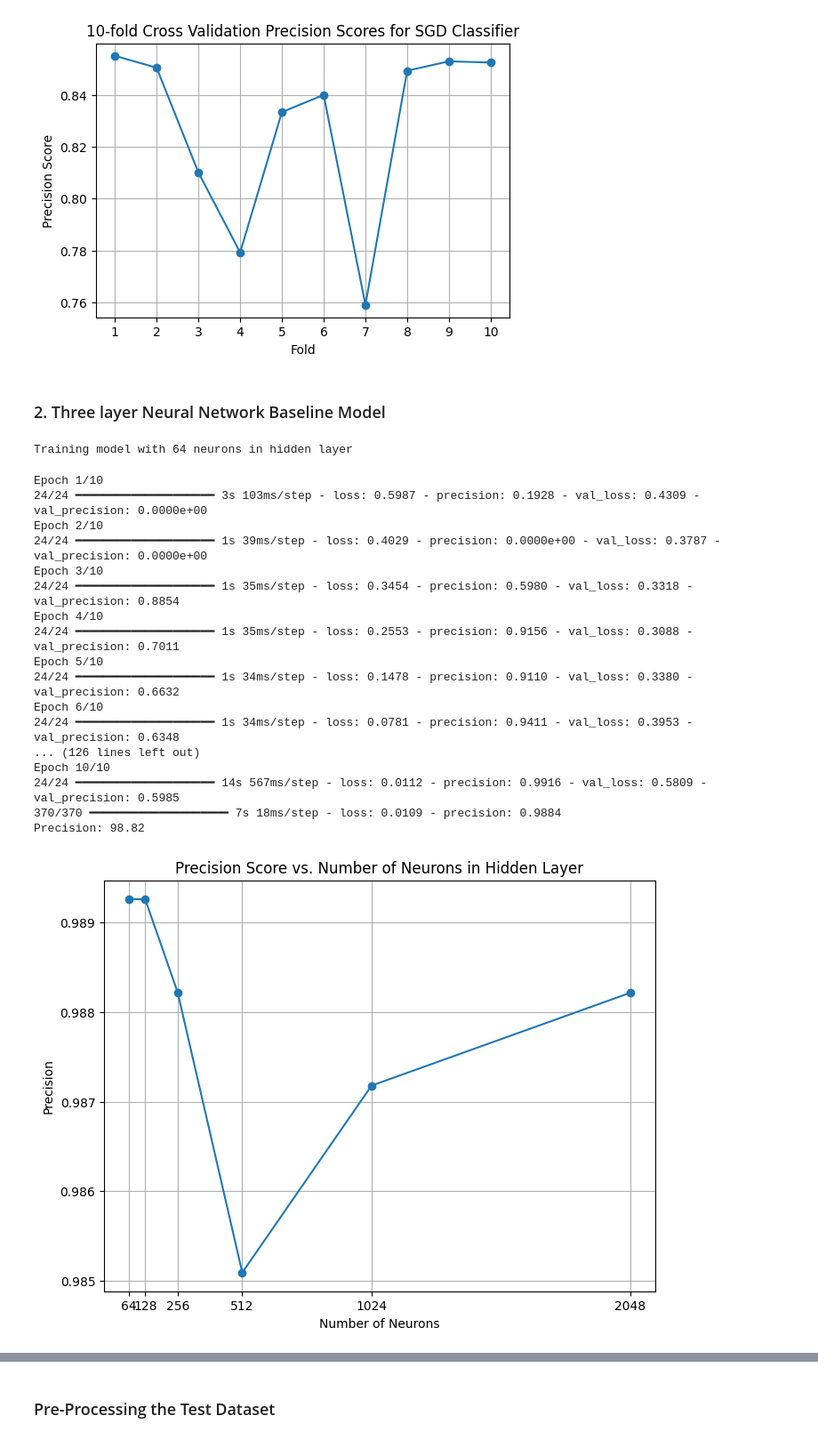
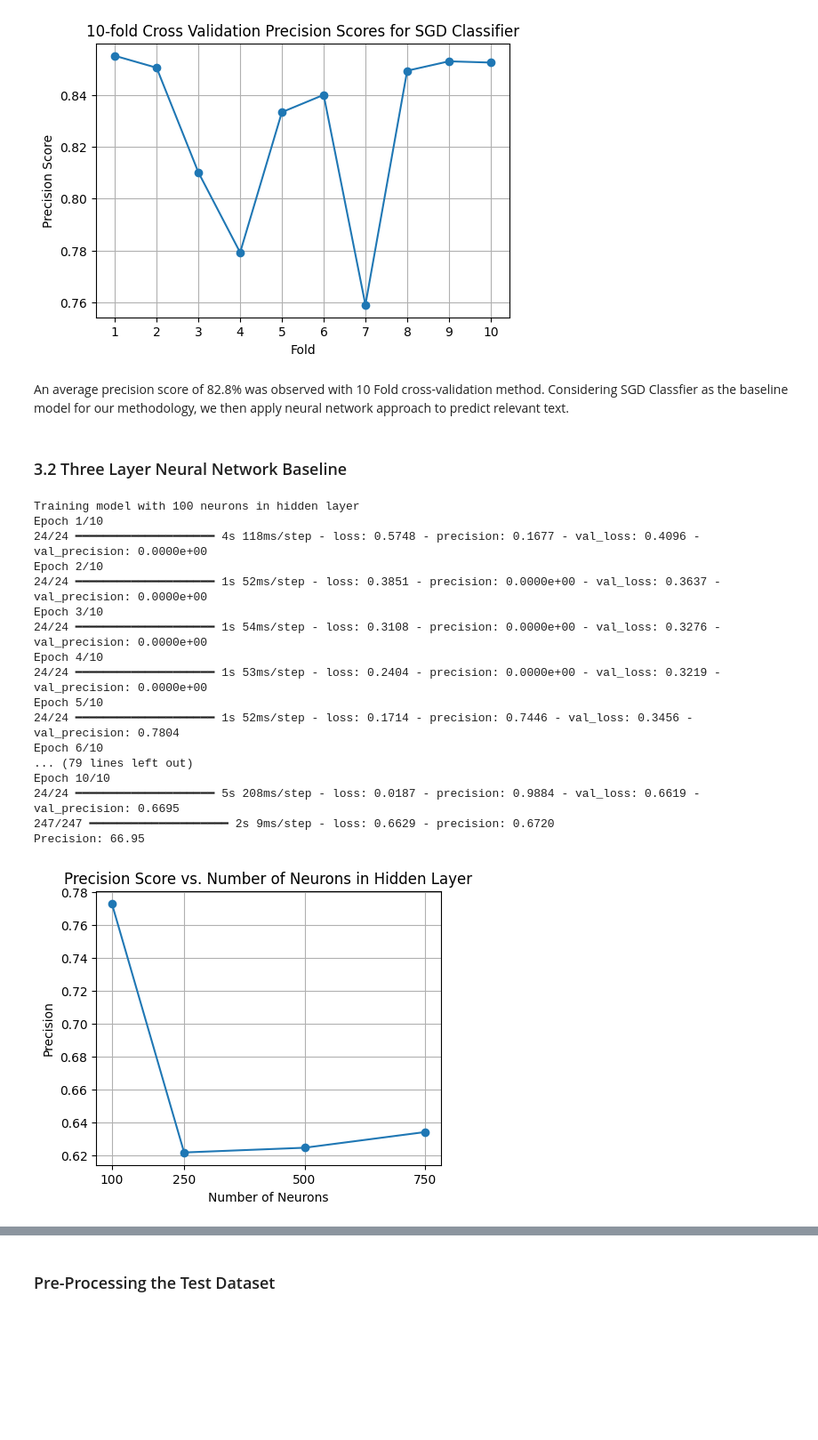
Before and after one commit to niak22/PythonProjects, a Jupyter notebook: CS985_ML/Relevance Classification/relevance.ipynb, the cells around one changed output, grey strips where cells are left out. Shown at 89% size. Saved outputs shown, nothing was run; the diff lists cells and outputs as text; code cells hidden in the pictures; blank space fills up the shorter version.

Commit message:
three layered added

```diff
--- a/CS985_ML/Relevance Classification/relevance.ipynb
+++ b/CS985_ML/Relevance Classification/relevance.ipynb
@@ -330,6 +329,8 @@ plt.xticks(np.arange(1, 11))
 plt.show()
 # %% [output]
 [figure]
+# %% [markdown]
+An average precision score of 82.8% was observed with 10 Fold cross-validation method. Considering SGD Classfier as the baseline model for our methodology, we then apply neural network approach to predict relevant text.
 # %% [markdown]
-### 2. Three layer Neural Network Baseline Model
+### 3.2 Three Layer Neural Network Baseline
 # %%
@@ -346,8 +345,7 @@ def three_layer_nn(neurons):
     model.compile(loss='binary_crossentropy', optimizer='adam', metrics=['precision'])
     return model
 # %%
-list_of_neurons = [64, 128, 256, 512, 1024, 2048]
-# list_of_neurons = [100, 250, 500, 1000]
+list_of_neurons = [100, 250, 500, 750]
 
 precisions = []
 
@@ -355,38 +353,37 @@ for neurons in list_of_neurons:
     print(f'\nTraining model with {neurons} neurons in hidden layer')
     model = three_layer_nn(neurons)
     model.fit(X_train, Y_train, epochs=10, batch_size=500, validation_data=(X_val, Y_val), shuffle=True)
-    _, precision = model.evaluate(X_train, Y_train)
+    _, precision = model.evaluate(X_val, Y_val)
     precisions.append(precision)
 
     print('Precision: %.2f' % (precision*100))
 # %% [output]
-Training model with 64 neurons in hidden layer
+Training model with 100 neurons in hidden layer
+Epoch 1/10
+24/24 ━━━━━━━━━━━━━━━━━━━━ 4s 118ms/step - loss: 0.5748 - precision: 0.1677 - val_loss: 0.4096 - val_precision: 0.0000e+00
+Epoch 2/10
+24/24 ━━━━━━━━━━━━━━━━━━━━ 1s 52ms/step - loss: 0.3851 - precision: 0.0000e+00 - val_loss: 0.3637 - val_precision: 0.0000e+00
+Epoch 3/10
+24/24 ━━━━━━━━━━━━━━━━━━━━ 1s 54ms/step - loss: 0.3108 - precision: 0.0000e+00 - val_loss: 0.3276 - val_precision: 0.0000e+00
+Epoch 4/10
+24/24 ━━━━━━━━━━━━━━━━━━━━ 1s 53ms/step - loss: 0.2404 - precision: 0.0000e+00 - val_loss: 0.3219 - val_precision: 0.0000e+00
+Epoch 5/10
+24/24 ━━━━━━━━━━━━━━━━━━━━ 1s 52ms/step - loss: 0.1714 - precision: 0.7446 - val_loss: 0.3456 - val_precision: 0.7804
+Epoch 6/10
+... (79 lines left out)
+Epoch 10/10
+24/24 ━━━━━━━━━━━━━━━━━━━━ 5s 208ms/step - loss: 0.0187 - precision: 0.9884 - val_loss: 0.6619 - val_precision: 0.6695
+247/247 ━━━━━━━━━━━━━━━━━━━━ 2s 9ms/step - loss: 0.6629 - precision: 0.6720
+Precision: 66.95
-Epoch 1/10
-24/24 ━━━━━━━━━━━━━━━━━━━━ 3s 103ms/step - loss: 0.5987 - precision: 0.1928 - val_loss: 0.4309 - val_precision: 0.0000e+00
-Epoch 2/10
-24/24 ━━━━━━━━━━━━━━━━━━━━ 1s 39ms/step - loss: 0.4029 - precision: 0.0000e+00 - val_loss: 0.3787 - val_precision: 0.0000e+00
-Epoch 3/10
-24/24 ━━━━━━━━━━━━━━━━━━━━ 1s 35ms/step - loss: 0.3454 - precision: 0.5980 - val_loss: 0.3318 - val_precision: 0.8854
-Epoch 4/10
-24/24 ━━━━━━━━━━━━━━━━━━━━ 1s 35ms/step - loss: 0.2553 - precision: 0.9156 - val_loss: 0.3088 - val_precision: 0.7011
-Epoch 5/10
-24/24 ━━━━━━━━━━━━━━━━━━━━ 1s 34ms/step - loss: 0.1478 - precision: 0.9110 - val_loss: 0.3380 - val_precision: 0.6632
-Epoch 6/10
-24/24 ━━━━━━━━━━━━━━━━━━━━ 1s 34ms/step - loss: 0.0781 - precision: 0.9411 - val_loss: 0.3953 - val_precision: 0.6348
-... (126 lines left out)
-Epoch 10/10
-24/24 ━━━━━━━━━━━━━━━━━━━━ 14s 567ms/step - loss: 0.0112 - precision: 0.9916 - val_loss: 0.5809 - val_precision: 0.5985
-370/370 ━━━━━━━━━━━━━━━━━━━━ 7s 18ms/step - loss: 0.0109 - precision: 0.9884
-Precision: 98.82
 # %%
 # Plotting
-plt.figure(figsize=(8, 6))
+plt.figure(figsize=(5, 4))
 plt.plot(list_of_neurons, precisions, marker='o')
 plt.title('Precision Score vs. Number of Neurons in Hidden Layer')
 plt.xlabel('Number of Neurons')
 plt.ylabel('Precision')
 plt.xticks(list_of_neurons)
 plt.grid(True)
 plt.show()
 # %% [output]
-[figure, old version]
+[figure, new version]
```
Also changed, not shown: parts of 26 cells of this notebook.
